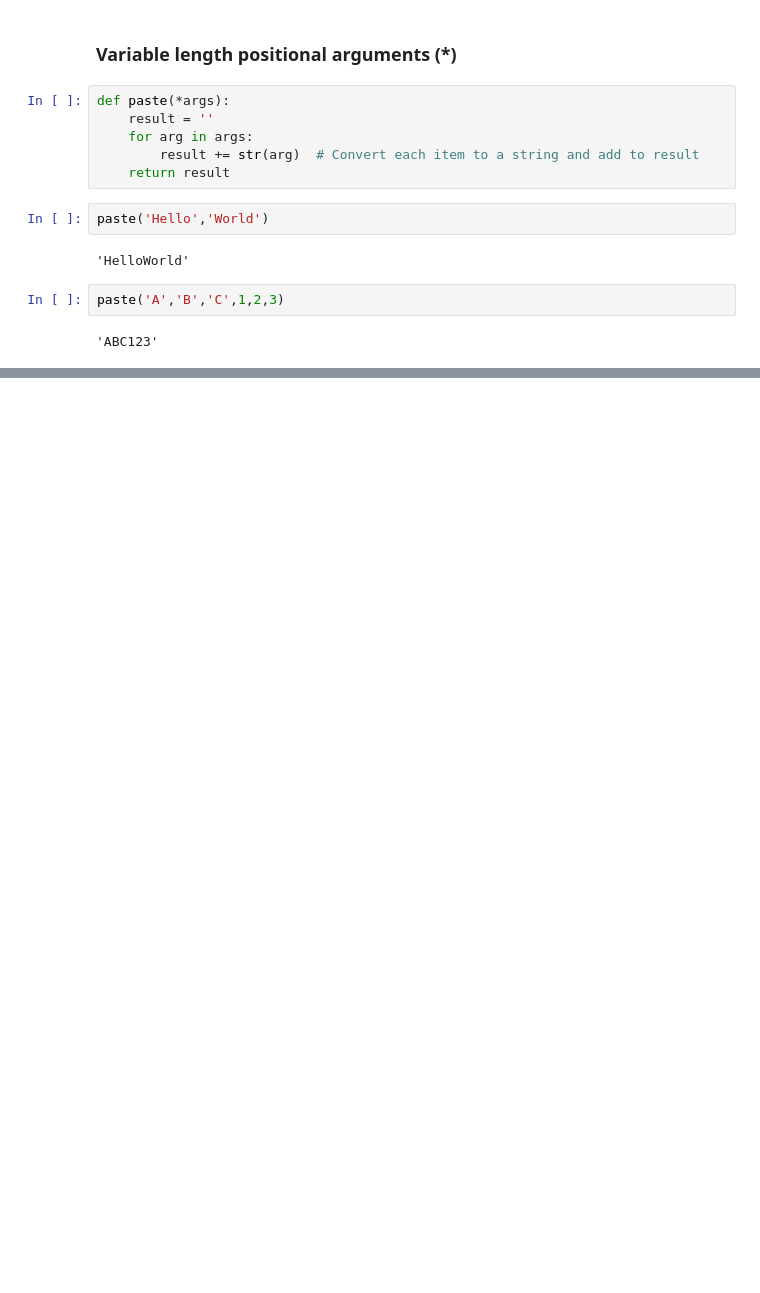
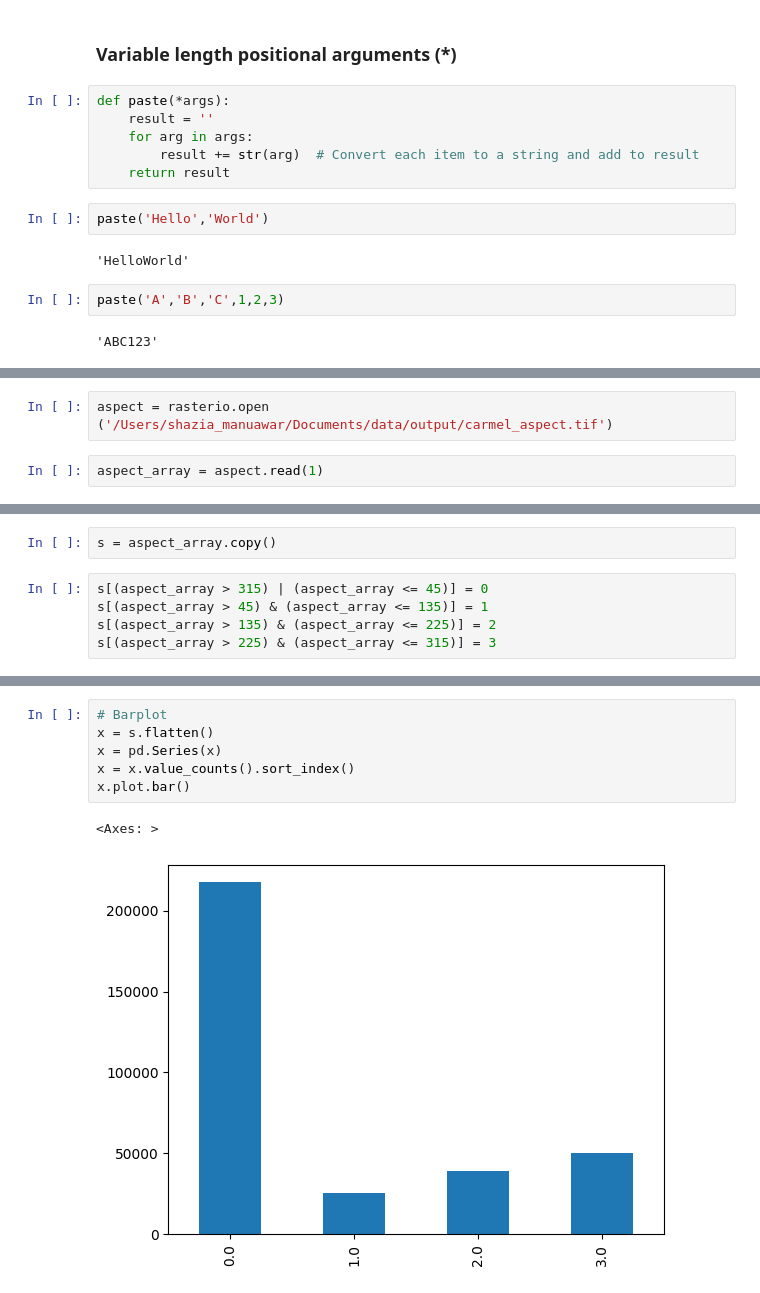
Before and after one commit to kashif061/bgu, a Jupyter notebook: Exercise10BGU.ipynb, the cells around one changed output, grey strips where cells are left out. Drawn from its saved outputs; the diff is of its cells as text; blank space fills up the shorter version.

```diff
--- a/Exercise10BGU.ipynb
+++ b/Exercise10BGU.ipynb
@@ -78,0 +397,4 @@ paste('A','B','C',1,2,3)
+# %%
+aspect = rasterio.open ('/Users/shazia_manuawar/Documents/data/output/carmel_aspect.tif')
+# %%
+aspect_array = aspect.read(1)
@@ -78,0 +410,7 @@ paste('A','B','C',1,2,3)
+# %%
+s = aspect_array.copy()
+# %%
+s[(aspect_array > 315) | (aspect_array <= 45)] = 0
+s[(aspect_array > 45) & (aspect_array <= 135)] = 1
+s[(aspect_array > 135) & (aspect_array <= 225)] = 2
+s[(aspect_array > 225) & (aspect_array <= 315)] = 3
@@ -78,0 +434,9 @@ paste('A','B','C',1,2,3)
+# %%
+# Barplot
+x = s.flatten()
+x = pd.Series(x)
+x = x.value_counts().sort_index()
+x.plot.bar()
+# %% [output]
+<Axes: >
+[figure, added]
```
Also changed, not shown: parts of 64 cells of this notebook.
